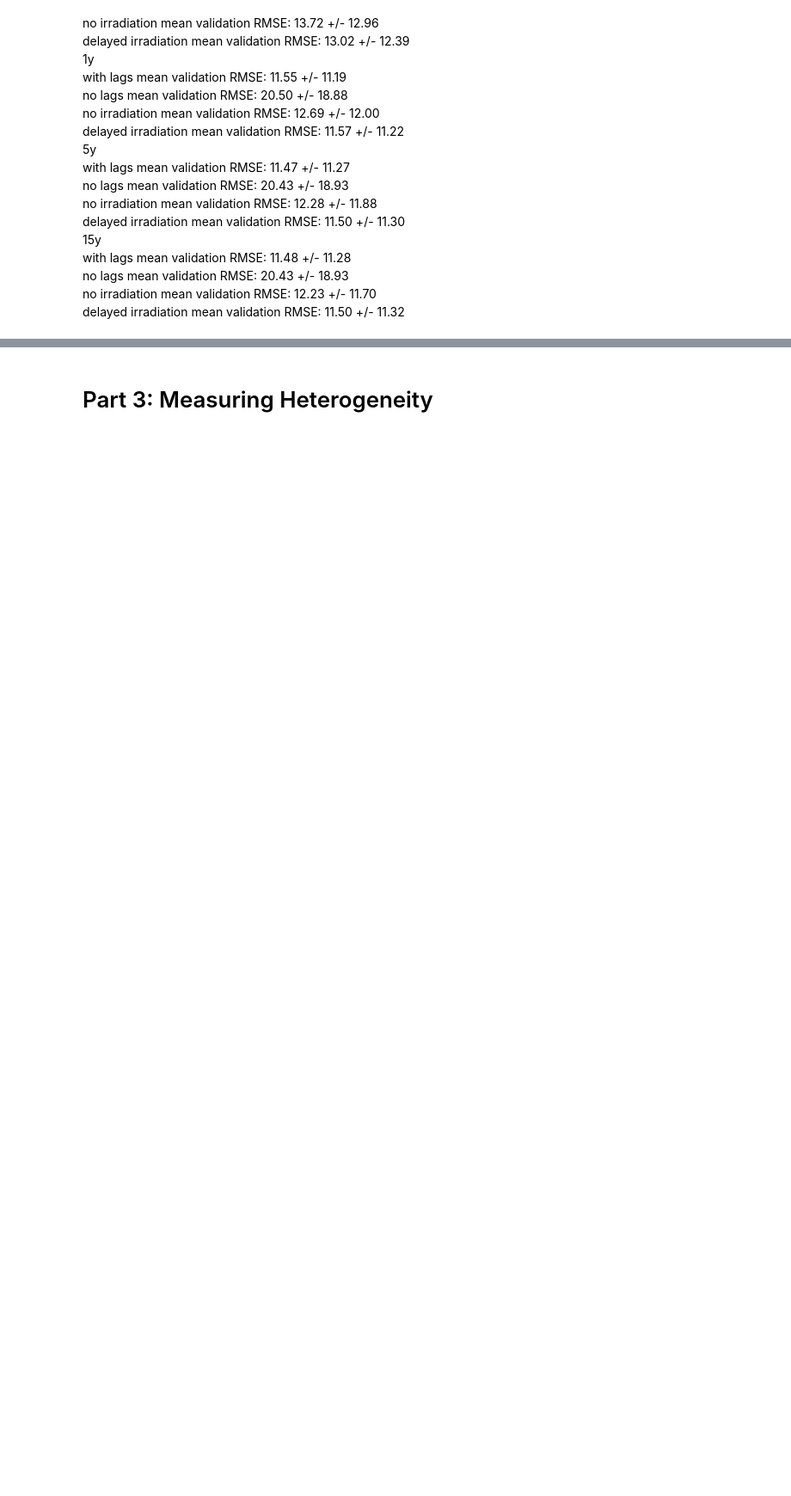
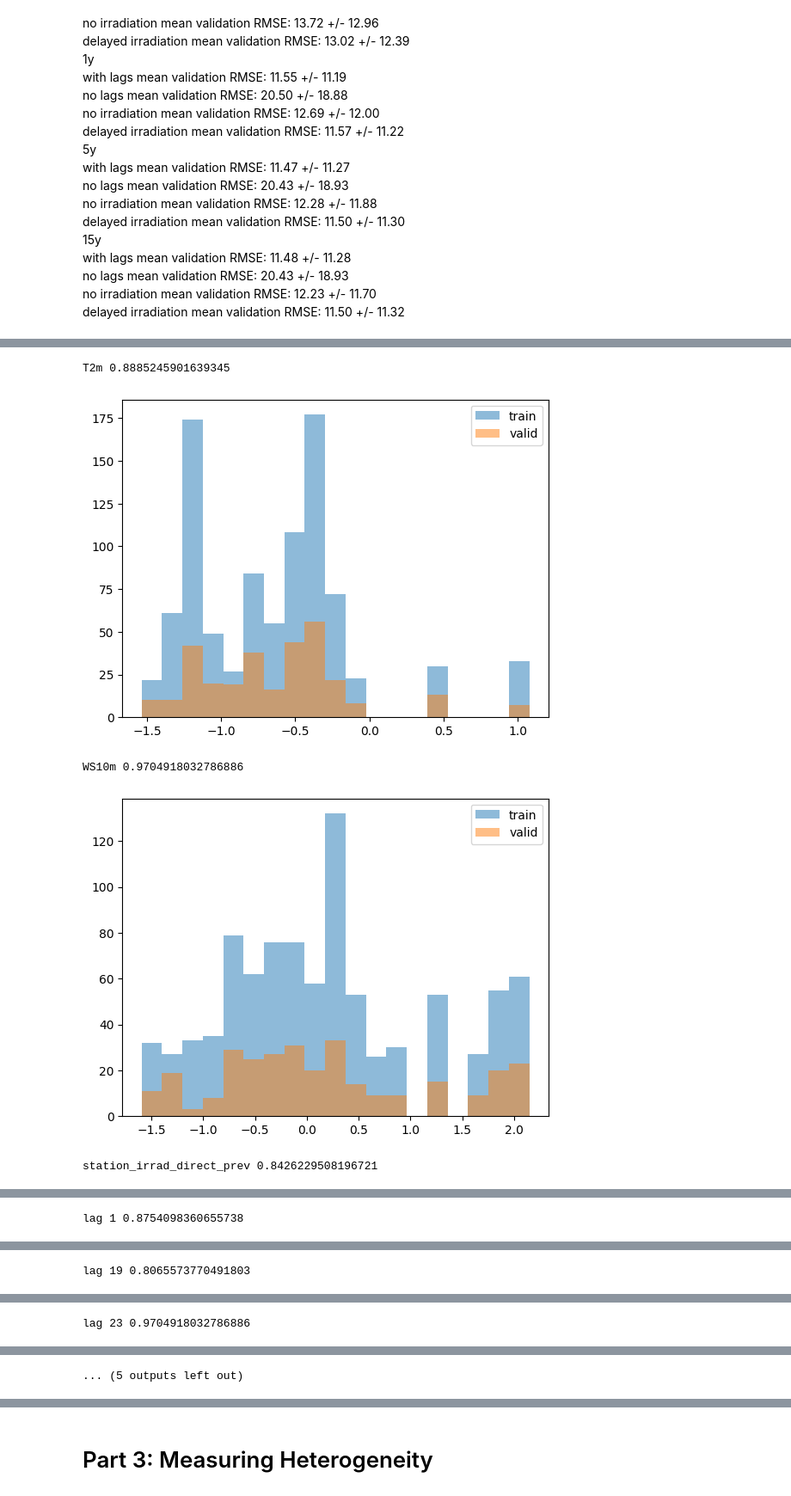
Before and after one commit to MahrokhGB/Synthetic_PV_Profiles, a Jupyter notebook: samples/PV/3_analysis.ipynb, the cells around one changed output, grey strips where cells are left out. Shown at 86% size. Cells and saved outputs as stored; diff of their text form; code cells hidden in the pictures; blank space fills up the shorter version.

Commit message:
no shuffle, full year valid, reduce multicollin

```diff
--- a/samples/PV/3_analysis.ipynb
+++ b/samples/PV/3_analysis.ipynb
@@ -225,0 +275,72 @@ for train_scenario in env_dict['train_scenarios'].keys():
+# %%
+## importing libraries
+from pandas import Series, DataFrame
+
+from sklearn.ensemble import RandomForestClassifier
+from sklearn.model_selection import cross_val_score
+
+train_scenario = '1y'
+client_num = 0
+use_cv = False
+
+# get train data
+X_train, _, X_valid, _ = env_dict['train_scenarios'][train_scenario]['clients_data'][client_num]
+# normalize both sets with train stats
+X_mean = np.mean(X_train, axis=0)
+X_std = np.std(X_train, axis=0)
+X_train = (X_train-X_mean)/X_std
+X_valid = (X_valid-X_mean)/X_std
+
+# sample
+num_samp = min(X_train.shape[0], X_valid.shape[0])
+X_train = X_train[np.random.randint(low=0, high=X_train.shape[1], size=num_samp)]
+X_valid = X_valid[np.random.randint(low=0, high=X_valid.shape[1], size=num_samp)]
+assert X_train.shape==X_valid.shape
+
+# creating a pd
+df_train = pd.DataFrame(X_train, columns = env_dict['feature_names'])
+df_train['is_valid'] = 0
+df_valid = pd.DataFrame(X_valid, columns = env_dict['feature_names'])
+df_valid['is_valid'] = 1
+df = pd.concat((df_train, df_valid), axis=0).sample(frac=1) # shuffle
+
+if use_cv:
+    y = df.loc[:, 'is_valid'].to_numpy()
+    df = df.drop('is_valid', axis=1)
+    X = df.to_numpy()
+else:
+    # divide to train and valid
+    num_train = int(2*num_samp*0.75)
+    df_train = df.iloc[np.arange(num_train), :]
+    df_valid = df.iloc[np.arange(num_train, 2*num_samp), :]
+    y_train = df_train.loc[:, 'is_valid']
+    y_valid = df_valid.loc[:, 'is_valid']
+    X_train = df_train.drop('is_valid', axis=1).to_numpy()
+    X_valid = df_valid.drop('is_valid', axis=1).to_numpy()
+
+# modelling
+model = RandomForestClassifier(n_estimators = 50, max_depth = 5,min_samples_leaf = 5)
+drop_list = []
+for col_ind, col_name in enumerate(df.columns):
+    if use_cv:
+        score = cross_val_score(model, X[:, col_ind].reshape(-1, 1), y, cv=3, scoring='roc_auc')
+        score = sum(score)/len(score)
+    else:
+        model.fit(X_train[:, col_ind].reshape(-1, 1), y_train)
+        score = model.score(X_valid[:, col_ind].reshape(-1, 1), y_valid)
+    if score>0.8:
+        drop_list.append(col_name)
+        print(col_name, np.mean(score))
+
+        bins = np.linspace(min(X_train[:, col_ind]), max(X_train[:, col_ind]), 20)
+        print(X_train[:, col_ind].shape, X_valid[:, col_ind].shape)
+        plt.hist(X_train[:, col_ind], bins, alpha=0.5, label='train')
+        plt.hist(X_valid[:, col_ind], bins, alpha=0.5, label='valid')
+        plt.legend(loc='upper right')
+        plt.show()
+# %% [output]
+T2m 0.8885245901639345
+[figure, added]
+WS10m 0.9704918032786886
+[figure, added]
+station_irrad_direct_prev 0.8426229508196721
@@ -225,0 +348 @@ for train_scenario in env_dict['train_scenarios'].keys():
+lag 1 0.8754098360655738
@@ -225,0 +350 @@ for train_scenario in env_dict['train_scenarios'].keys():
+lag 19 0.8065573770491803
@@ -225,0 +352 @@ for train_scenario in env_dict['train_scenarios'].keys():
+lag 23 0.9704918032786886
@@ -225,0 +354 @@ for train_scenario in env_dict['train_scenarios'].keys():
+... (5 outputs left out)
```
Also changed, not shown: parts of 11 cells of this notebook, 3 other files.
